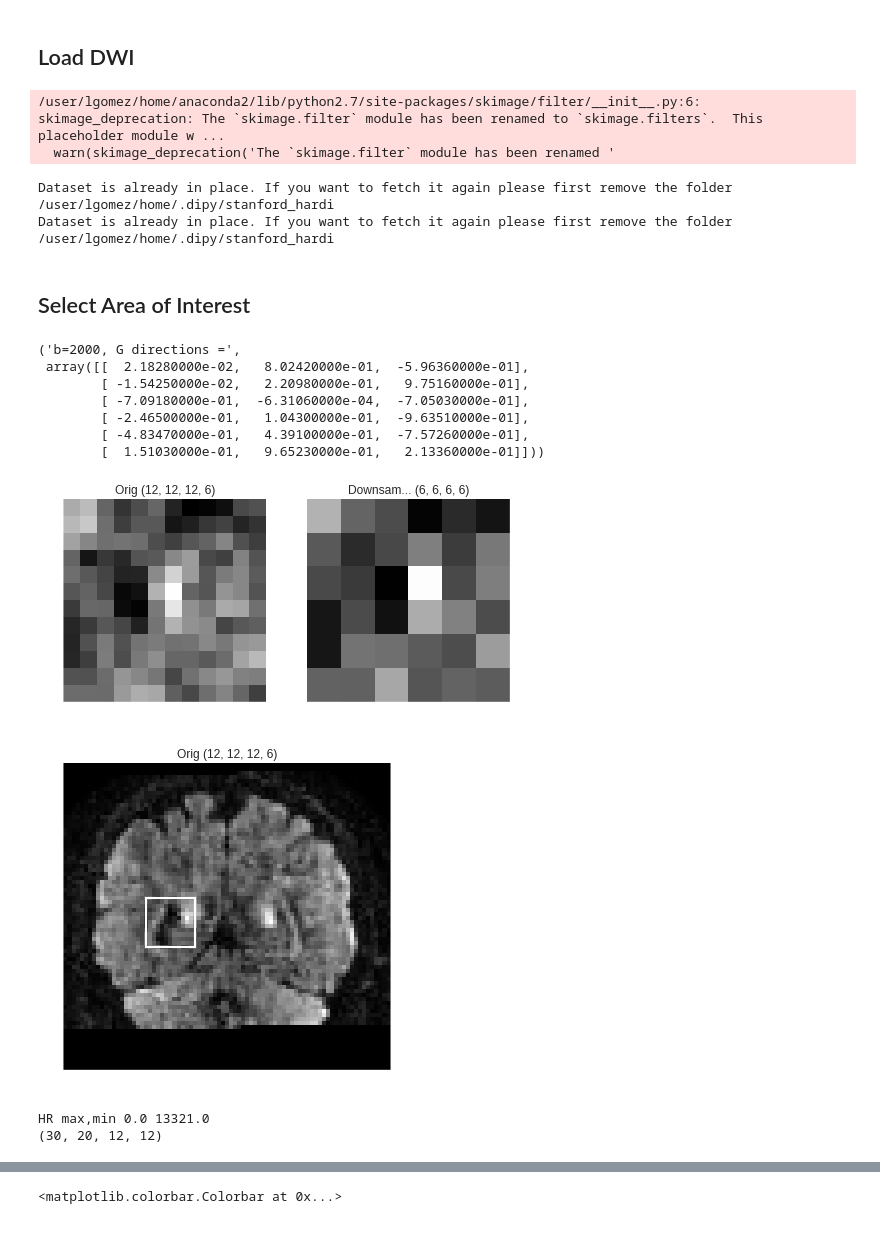
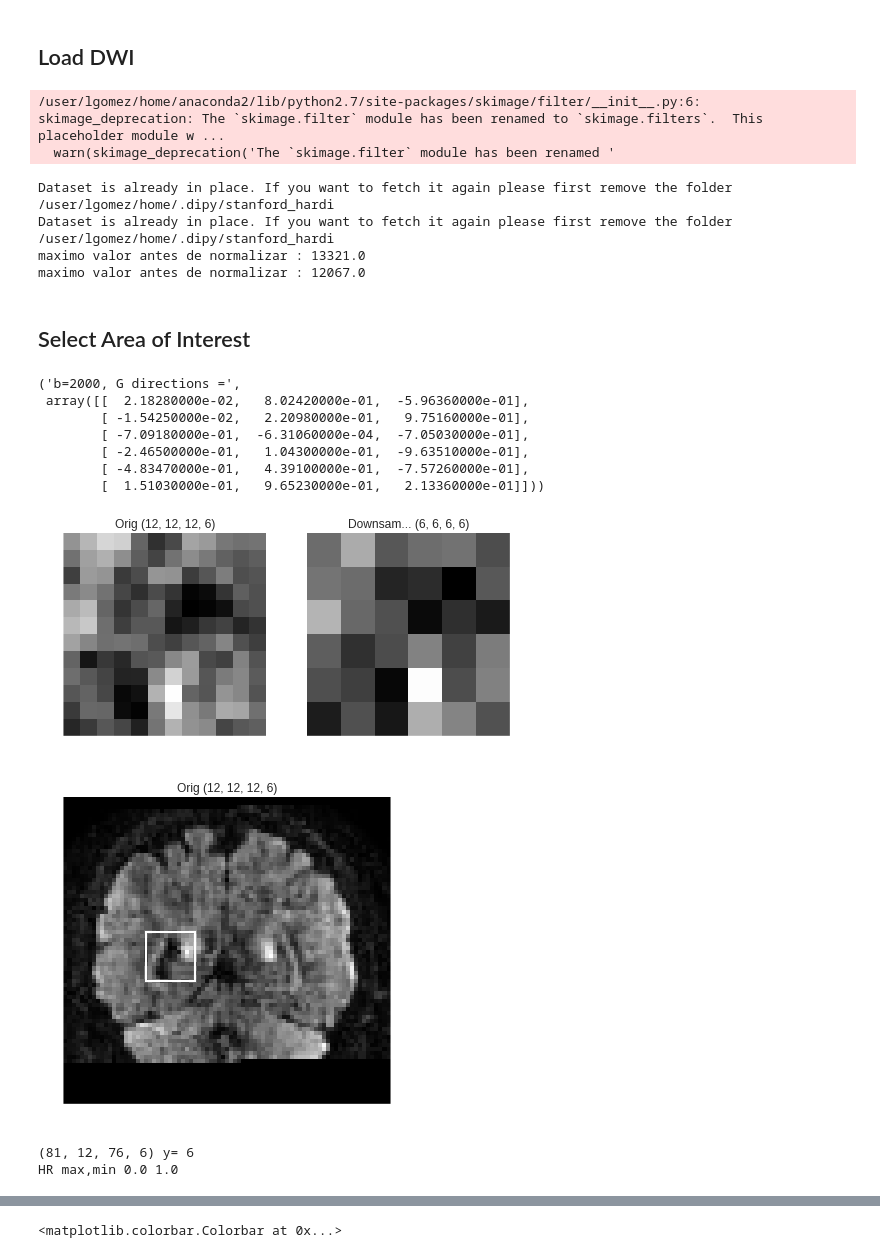
Before and after one commit to egomezsumma/iqt, a Jupyter notebook: Optimization with CVWPY reformed.ipynb, the cells around one changed output, grey strips where cells are left out. Cells and saved outputs as stored; diff of their text form; code cells hidden in the pictures.

```diff
--- a/Optimization with CVWPY reformed.ipynb
+++ b/Optimization with CVWPY reformed.ipynb
@@ -33,7 +33,7 @@ datas = d.get_data(datas_names)
 name = datas_names[0]
 lr_hr_img = DownsampledImage(name, datas[name]['img'], datas[name]['gtab'], scale)
 
-NORMALIZE = False
+NORMALIZE = True
 if NORMALIZE :
     img_hr = mu.normalize_by_bval(lr_hr_img.get_hr_img().astype(float))
     img_lr = mu.normalize_by_bval(lr_hr_img.get_lr_img().astype(float))
@@ -45,46 +45,47 @@ else:
   warn(skimage_deprecation('The `skimage.filter` module has been renamed '
 Dataset is already in place. If you want to fetch it again please first remove the folder /user/lgomez/home/.dipy/stanford_hardi
 Dataset is already in place. If you want to fetch it again please first remove the folder /user/lgomez/home/.dipy/stanford_hardi
+maximo valor antes de normalizar : 13321.0
+maximo valor antes de normalizar : 12067.0
 # %% [markdown]
 ## Select Area of Interest
 # %%
 img_shape = img_lr.shape
-x0,xf, y0,yf, z0,zf = volume_range_lr = (10, 16, 15, 21, 13, 19)
-#x0,xf, y0,yf, z0,zf = volume_range_lr = (16, 16+6, 11, 17, 15, 21)
+x0,xf, y0,yf, z0,zf = volume_range_lr = (10, 16, 15, 21, 15, 21)
 b0, bf = bval_range = (10,16)
 gdirections = lr_hr_img.gtab.bvecs[b0:bf]
 
 # Type and intensiti of noise to apply
-SNR, SNR_TYPE = 50, 'gaussian'
+SNR, SNR_TYPE = 25, 'gaussian'
 
 #img_hr[2*x0:2*xf, 2*y0:2*yf, 2*z0:2*zf, b0:bf] = (img_hr[2*x0:2*xf, y0, 2*z0:2*zf, b0:bf].max())*np.ones((12,12,12,6))
 
 i_lr = img_lr[x0:xf, y0:yf, z0:zf, b0:bf]
 i_hr = img_hr[2*x0:2*xf, 2*y0:2*yf, 2*z0:2*zf, b0:bf]
 
 img_utils._isc(i_hr,i_lr,titles=['Orig '+ str(i_hr.shape), 'Downsam... '+str(i_lr.shape)] )
 'b=2000, G directions =', gdirections
 # %% [output]
 ('b=2000, G directions =',
  array([[  2.18280000e-02,   8.02420000e-01,  -5.96360000e-01],
         [ -1.54250000e-02,   2.20980000e-01,   9.75160000e-01],
         [ -7.09180000e-01,  -6.31060000e-04,  -7.05030000e-01],
         [ -2.46500000e-01,   1.04300000e-01,  -9.63510000e-01],
         [ -4.83470000e-01,   4.39100000e-01,  -7.57260000e-01],
         [  1.51030000e-01,   9.65230000e-01,   2.13360000e-01]]))
-[figure, old version]
+[figure, new version]
 # %%
 reload(img_utils)
 
-rect_hr = 2*(z0+2), 2*x0, 2*xf-2*x0, 2*zf-2*z0
+rect_hr = 2*z0, 2*x0, 2*xf-2*x0, 2*zf-2*z0
 
-img_utils._iswr(img_hr[:,2*y0:2*yf,:,10:16],  rect_hr, b=1,title='Orig '+ str(i_hr.shape))
+img_utils._iswr(img_hr[:,2*y0:2*yf,:,b0:bf],  rect_hr, b=1,title='Orig '+ str(i_hr.shape))
 print 'HR max,min', img_hr.min(), img_hr.max()
-print rect_hr
+#print rect_hr
 # %% [output]
 [figure]
-HR max,min 0.0 13321.0
-(30, 20, 12, 12)
+(81, 12, 76, 6) y= 6
+HR max,min 0.0 1.0
 # %%
 reload(img_utils)
 
```
Also changed, not shown: parts of 21 cells of this notebook, 4 other files.
